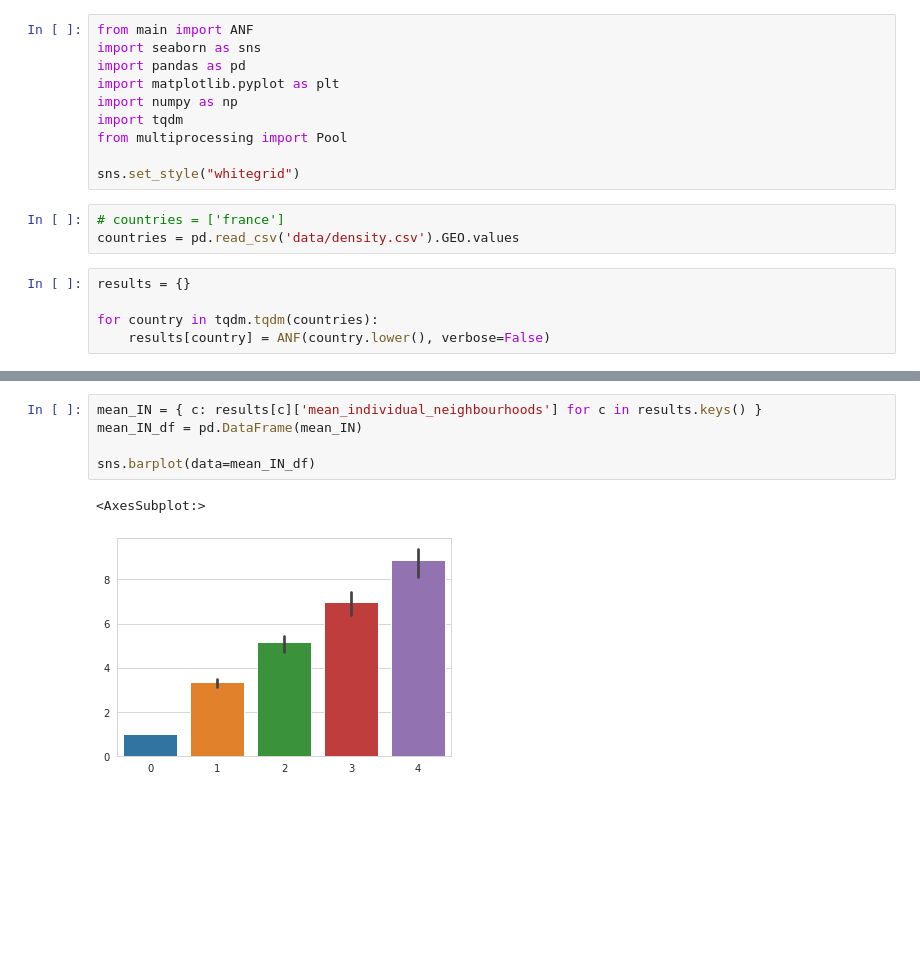
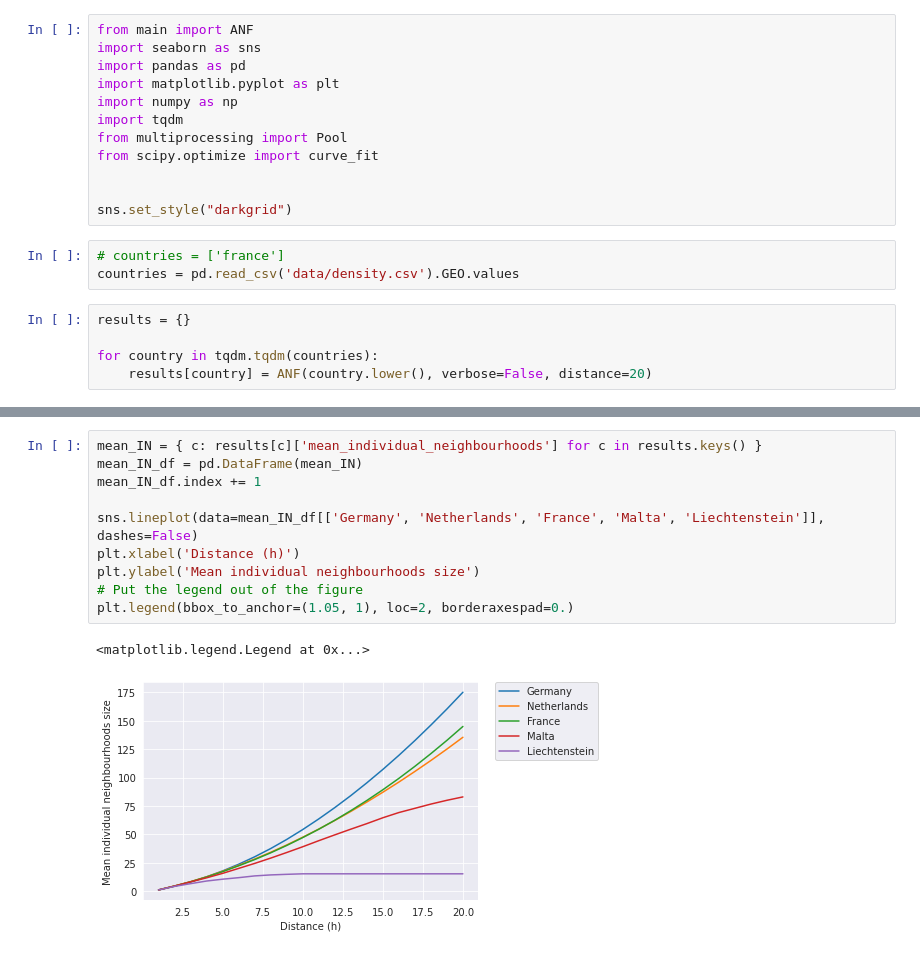
Before and after one commit to mattiejas/SNACS-road-intersections, a Jupyter notebook: main.ipynb, the cells around one changed output, grey strips where cells are left out. Saved outputs shown, nothing was run; the diff lists cells and outputs as text; blank space fills up the shorter version.

```diff
--- a/main.ipynb
+++ b/main.ipynb
@@ -6,8 +6,10 @@ import matplotlib.pyplot as plt
 import numpy as np
 import tqdm
 from multiprocessing import Pool
+from scipy.optimize import curve_fit
 
-sns.set_style("whitegrid")
+
+sns.set_style("darkgrid")
 # %%
 # countries = ['france']
 countries = pd.read_csv('data/density.csv').GEO.values
@@ -15,4 +17,4 @@ countries = pd.read_csv('data/density.csv').GEO.values
 results = {}
 
 for country in tqdm.tqdm(countries):
-    results[country] = ANF(country.lower(), verbose=False)
+    results[country] = ANF(country.lower(), verbose=False, distance=20)
@@ -65,8 +71,13 @@ results['malta']
 # %%
 mean_IN = { c: results[c]['mean_individual_neighbourhoods'] for c in results.keys() }
 mean_IN_df = pd.DataFrame(mean_IN)
+mean_IN_df.index += 1
 
-sns.barplot(data=mean_IN_df)
+sns.lineplot(data=mean_IN_df[['Germany', 'Netherlands', 'France', 'Malta', 'Liechtenstein']], dashes=False)
+plt.xlabel('Distance (h)')
+plt.ylabel('Mean individual neighbourhoods size')
+# Put the legend out of the figure
+plt.legend(bbox_to_anchor=(1.05, 1), loc=2, borderaxespad=0.)
 # %% [output]
-<AxesSubplot:>
+<matplotlib.legend.Legend at 0x...>
-[figure, old version]
+[figure, new version]
```
Also changed, not shown: parts of 6 cells of this notebook, 1 other file.
